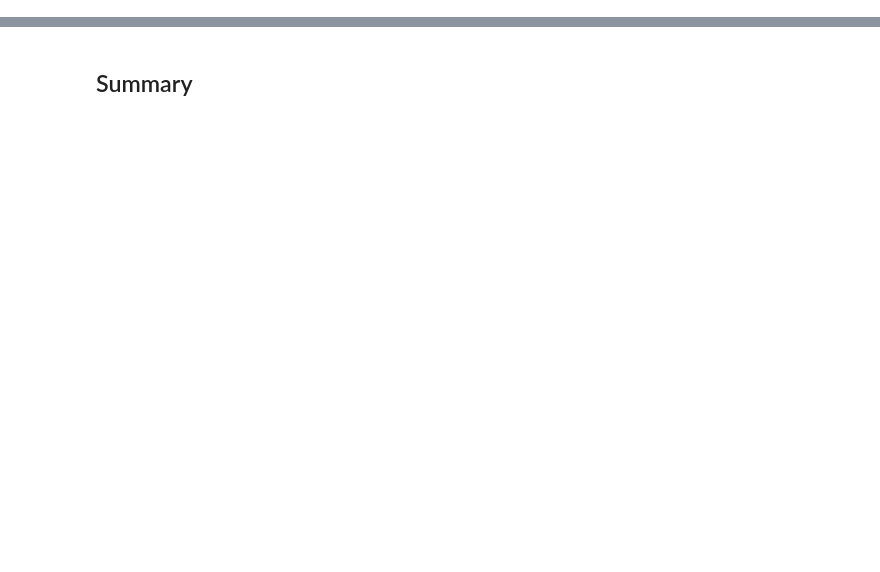
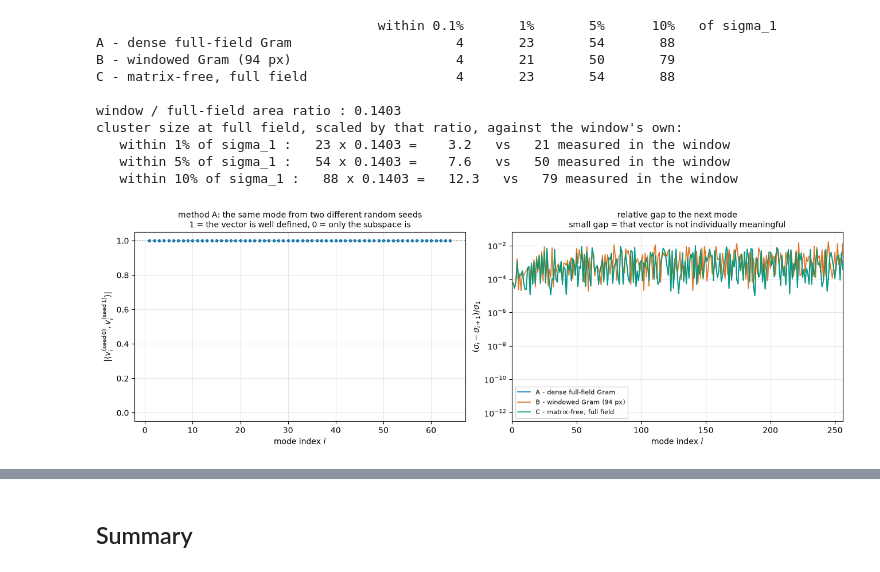
Before and after one commit to AdQuanta-Phase-Imaging/quantem, a Jupyter notebook: scripts/linearized-ptycho/02_full_scan_jacobian_spectrum.ipynb, the cells around one changed output, grey strips where cells are left out. Cells and saved outputs as stored; diff of their text form; code cells hidden in the pictures; blank space fills up the shorter version.

```diff
--- a/scripts/linearized-ptycho/02_full_scan_jacobian_spectrum.ipynb
+++ b/scripts/linearized-ptycho/02_full_scan_jacobian_spectrum.ipynb
@@ -937,0 +1425,47 @@ plt.show()
+# %%
+print(f"{'':34s} {'within 0.1%':>12s} {'1%':>8s} {'5%':>8s} {'10%':>8s}   of sigma_1")
+for key in ("A", "B", "C"):
+    counts = results[key]["degeneracy"]
+    print(f"{results[key]['name']:34s} {counts[0.001]:12d} {counts[0.01]:8d} "
+          f"{counts[0.05]:8d} {counts[0.1]:8d}")
+area_ratio = n_window_pixels / n_object_pixels
+print(f"\nwindow / full-field area ratio : {area_ratio:.4f}")
+print("cluster size at full field, scaled by that ratio, against the window's own:")
+for tol in (0.01, 0.05, 0.1):
+    print(f"   within {tol:.0%} of sigma_1 : {results['A']['degeneracy'][tol]:4d} x "
+          f"{area_ratio:.4f} = {results['A']['degeneracy'][tol] * area_ratio:6.1f}"
+          f"   vs {results['B']['degeneracy'][tol]:4d} measured in the window")
+
+fig, axes = plt.subplots(1, 2, figsize=(13.0, 4.2), constrained_layout=True)
+axes[0].plot(np.arange(1, len(seed_overlap) + 1), seed_overlap, ".", color="#0072B2")
+axes[0].set_xlabel("mode index $i$")
+axes[0].set_ylabel("$|\\langle v_i^{(\\mathrm{seed}\\,0)}, v_i^{(\\mathrm{seed}\\,1)}\\rangle|$")
+axes[0].set_ylim(-0.05, 1.05)
+axes[0].axhline(1.0, color="#999999", linestyle=":", linewidth=1.2)
+axes[0].set_title("method A: the same mode from two different random seeds\n"
+                  "1 = the vector is well defined, 0 = only the subspace is", fontsize=10)
+axes[0].grid(alpha=0.3)
+
+for key, colour in [("A", "#0072B2"), ("B", "#D55E00"), ("C", "#009E73")]:
+    gap = relative_gap(results[key]["sigma"])
+    axes[1].semilogy(np.arange(1, len(gap)), np.maximum(gap[:-1], 1e-12), linewidth=1.3,
+                     color=colour, alpha=0.85, label=results[key]["name"])
+axes[1].set_xlim(0, 256)
+axes[1].set_xlabel("mode index $i$")
+axes[1].set_ylabel("$(\\sigma_i - \\sigma_{i+1})/\\sigma_1$")
+axes[1].set_title("relative gap to the next mode\nsmall gap = that vector is not individually meaningful",
+                  fontsize=10)
+axes[1].legend(fontsize=8); axes[1].grid(alpha=0.3, which="both")
+plt.show()
+# %% [output]
+                                    within 0.1%       1%       5%      10%   of sigma_1
+A - dense full-field Gram                     4       23       54       88
+B - windowed Gram (94 px)                     4       21       50       79
+C - matrix-free, full field                   4       23       54       88
+
+window / full-field area ratio : 0.1403
+cluster size at full field, scaled by that ratio, against the window's own:
+   within 1% of sigma_1 :   23 x 0.1403 =    3.2   vs   21 measured in the window
+   within 5% of sigma_1 :   54 x 0.1403 =    7.6   vs   50 measured in the window
+   within 10% of sigma_1 :   88 x 0.1403 =   12.3   vs   79 measured in the window
+[figure, added]
```
Also changed, not shown: parts of 54 cells of this notebook.
